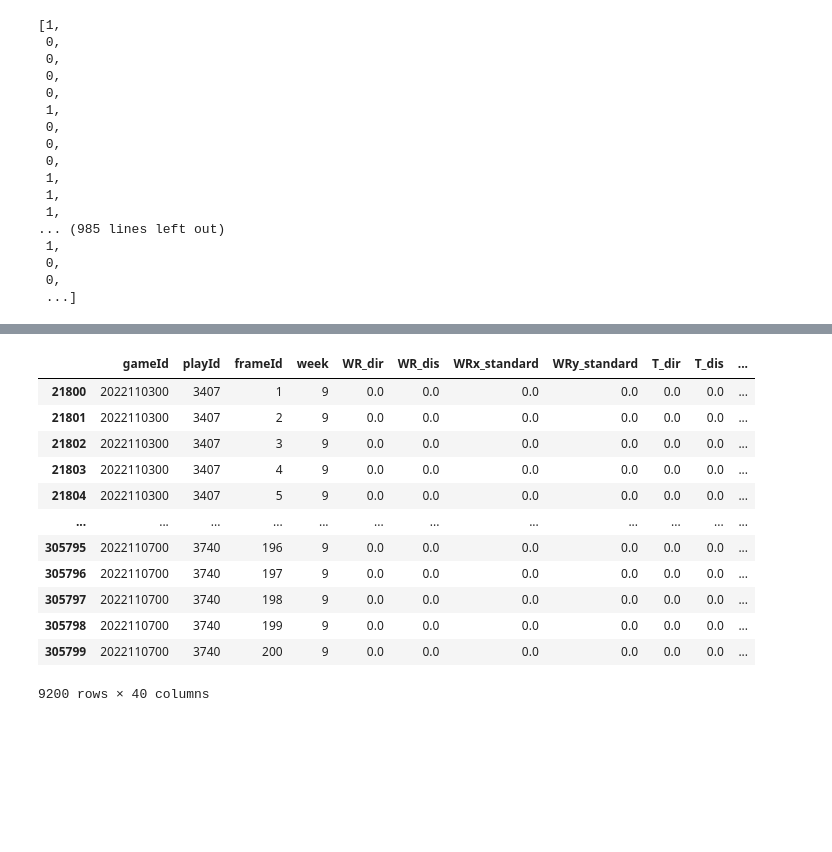
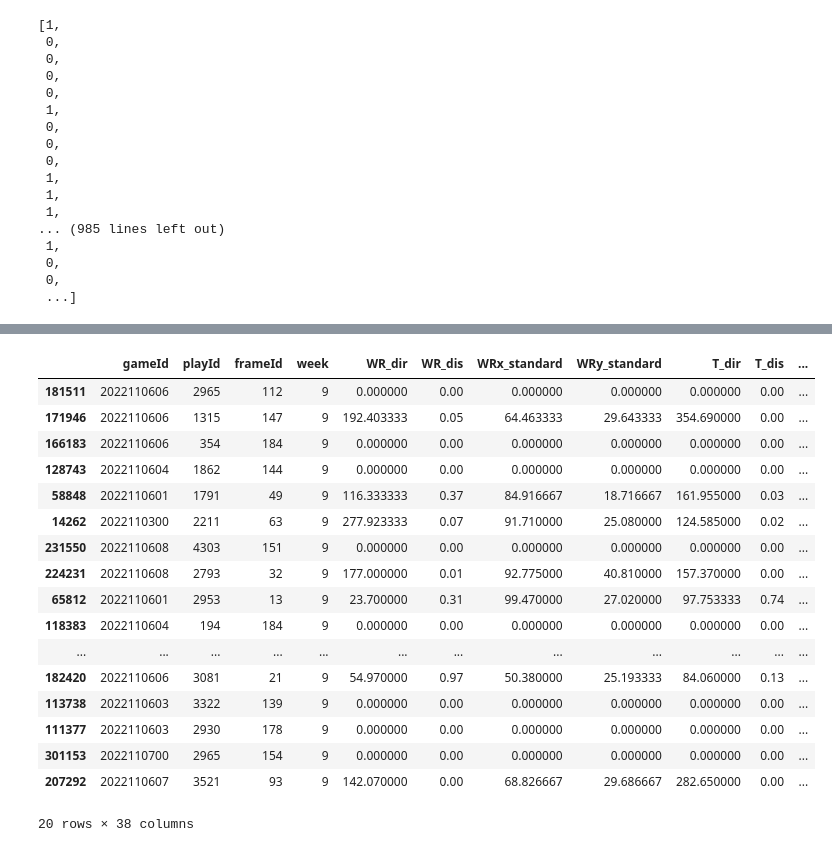
Before and after one commit to meagvo/NFL_BDB2025, a Jupyter notebook: rnn_demo copy.ipynb, the cells around one changed output, grey strips where cells are left out. Drawn from its saved outputs; the diff is of its cells as text; code cells hidden in the pictures; blank space fills up the shorter version.

```diff
--- a/rnn_demo copy.ipynb
+++ b/rnn_demo copy.ipynb
@@ -243,16 +300,2 @@ accuracy_score(y_true, predictions)
 # %%
-df_test[df_test['xpass_situational']<.2]
+#df_test[df_test['xpass_situational']<.2]
-# %% [output]
-|  | gameId | playId | frameId | week | WR_dir | WR_dis | WRx_standard | WRy_standard | T_dir | T_dis | ... |
-| 21800 | 2022110300 | 3407 | 1 | 9 | 0.0 | 0.0 | 0.0 | 0.0 | 0.0 | 0.0 | ... |
-| 21801 | 2022110300 | 3407 | 2 | 9 | 0.0 | 0.0 | 0.0 | 0.0 | 0.0 | 0.0 | ... |
-| 21802 | 2022110300 | 3407 | 3 | 9 | 0.0 | 0.0 | 0.0 | 0.0 | 0.0 | 0.0 | ... |
-| 21803 | 2022110300 | 3407 | 4 | 9 | 0.0 | 0.0 | 0.0 | 0.0 | 0.0 | 0.0 | ... |
-| 21804 | 2022110300 | 3407 | 5 | 9 | 0.0 | 0.0 | 0.0 | 0.0 | 0.0 | 0.0 | ... |
-| ... | ... | ... | ... | ... | ... | ... | ... | ... | ... | ... | ... |
-| 305795 | 2022110700 | 3740 | 196 | 9 | 0.0 | 0.0 | 0.0 | 0.0 | 0.0 | 0.0 | ... |
-| 305796 | 2022110700 | 3740 | 197 | 9 | 0.0 | 0.0 | 0.0 | 0.0 | 0.0 | 0.0 | ... |
-| 305797 | 2022110700 | 3740 | 198 | 9 | 0.0 | 0.0 | 0.0 | 0.0 | 0.0 | 0.0 | ... |
-| 305798 | 2022110700 | 3740 | 199 | 9 | 0.0 | 0.0 | 0.0 | 0.0 | 0.0 | 0.0 | ... |
-| 305799 | 2022110700 | 3740 | 200 | 9 | 0.0 | 0.0 | 0.0 | 0.0 | 0.0 | 0.0 | ... |
-9200 rows × 40 columns
@@ -259,3 +304,24 @@ df_test[df_test['xpass_situational']<.2]
+# %%
+df_test.sample(20)
+# %% [output]
+|  | gameId | playId | frameId | week | WR_dir | WR_dis | WRx_standard | WRy_standard | T_dir | T_dis | ... |
+| 181511 | 2022110606 | 2965 | 112 | 9 | 0.000000 | 0.00 | 0.000000 | 0.000000 | 0.000000 | 0.00 | ... |
+| 171946 | 2022110606 | 1315 | 147 | 9 | 192.403333 | 0.05 | 64.463333 | 29.643333 | 354.690000 | 0.00 | ... |
+| 166183 | 2022110606 | 354 | 184 | 9 | 0.000000 | 0.00 | 0.000000 | 0.000000 | 0.000000 | 0.00 | ... |
+| 128743 | 2022110604 | 1862 | 144 | 9 | 0.000000 | 0.00 | 0.000000 | 0.000000 | 0.000000 | 0.00 | ... |
+| 58848 | 2022110601 | 1791 | 49 | 9 | 116.333333 | 0.37 | 84.916667 | 18.716667 | 161.955000 | 0.03 | ... |
+| 14262 | 2022110300 | 2211 | 63 | 9 | 277.923333 | 0.07 | 91.710000 | 25.080000 | 124.585000 | 0.02 | ... |
+| 231550 | 2022110608 | 4303 | 151 | 9 | 0.000000 | 0.00 | 0.000000 | 0.000000 | 0.000000 | 0.00 | ... |
+| 224231 | 2022110608 | 2793 | 32 | 9 | 177.000000 | 0.01 | 92.775000 | 40.810000 | 157.370000 | 0.00 | ... |
+| 65812 | 2022110601 | 2953 | 13 | 9 | 23.700000 | 0.31 | 99.470000 | 27.020000 | 97.753333 | 0.74 | ... |
+| 118383 | 2022110604 | 194 | 184 | 9 | 0.000000 | 0.00 | 0.000000 | 0.000000 | 0.000000 | 0.00 | ... |
+| ... | ... | ... | ... | ... | ... | ... | ... | ... | ... | ... | ... |
+| 182420 | 2022110606 | 3081 | 21 | 9 | 54.970000 | 0.97 | 50.380000 | 25.193333 | 84.060000 | 0.13 | ... |
+| 113738 | 2022110603 | 3322 | 139 | 9 | 0.000000 | 0.00 | 0.000000 | 0.000000 | 0.000000 | 0.00 | ... |
+| 111377 | 2022110603 | 2930 | 178 | 9 | 0.000000 | 0.00 | 0.000000 | 0.000000 | 0.000000 | 0.00 | ... |
+| 301153 | 2022110700 | 2965 | 154 | 9 | 0.000000 | 0.00 | 0.000000 | 0.000000 | 0.000000 | 0.00 | ... |
+| 207292 | 2022110607 | 3521 | 93 | 9 | 142.070000 | 0.00 | 68.826667 | 29.686667 | 282.650000 | 0.00 | ... |
+20 rows × 38 columns
 # %%
 example=df_test[(df_test['gameId']==2022110300)& (df_test['playId']==3407)][['frameId', 'predictions']]
 plt.figure(figsize=(5,3))
```
Also changed, not shown: parts of 18 cells of this notebook, 1 other file.
